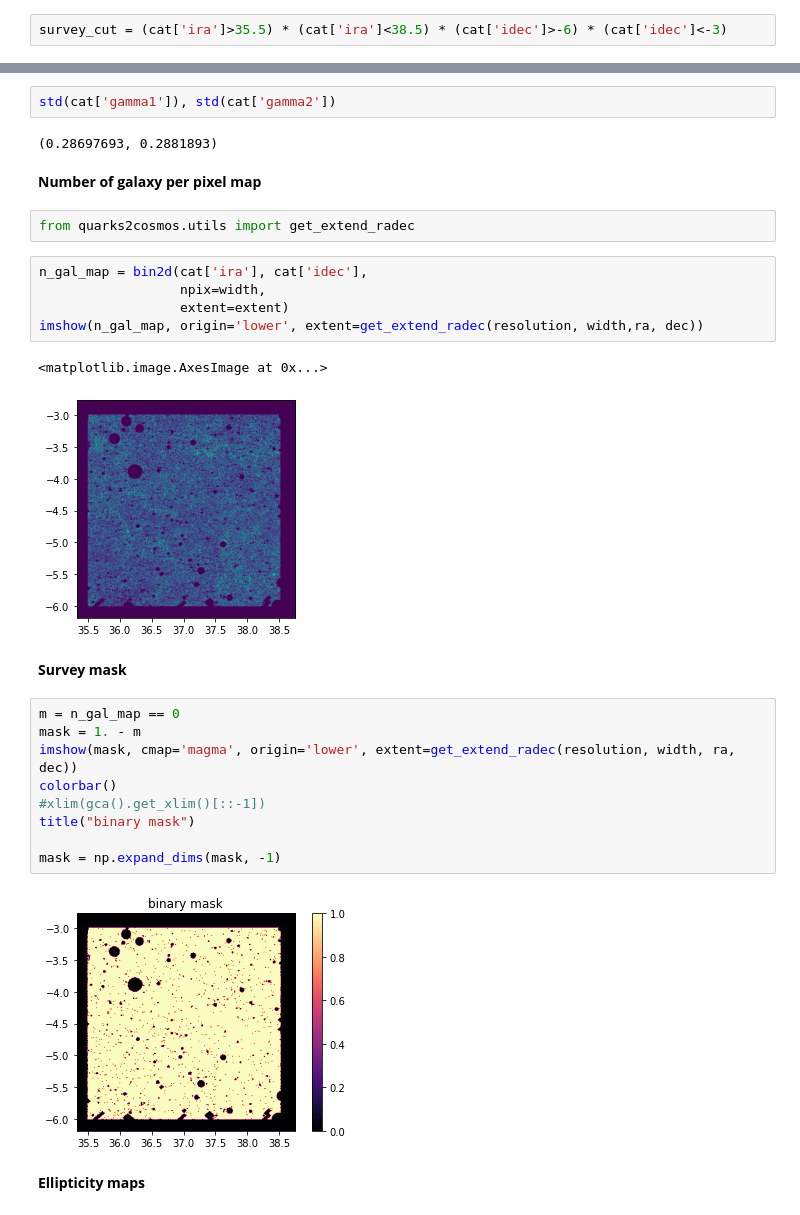
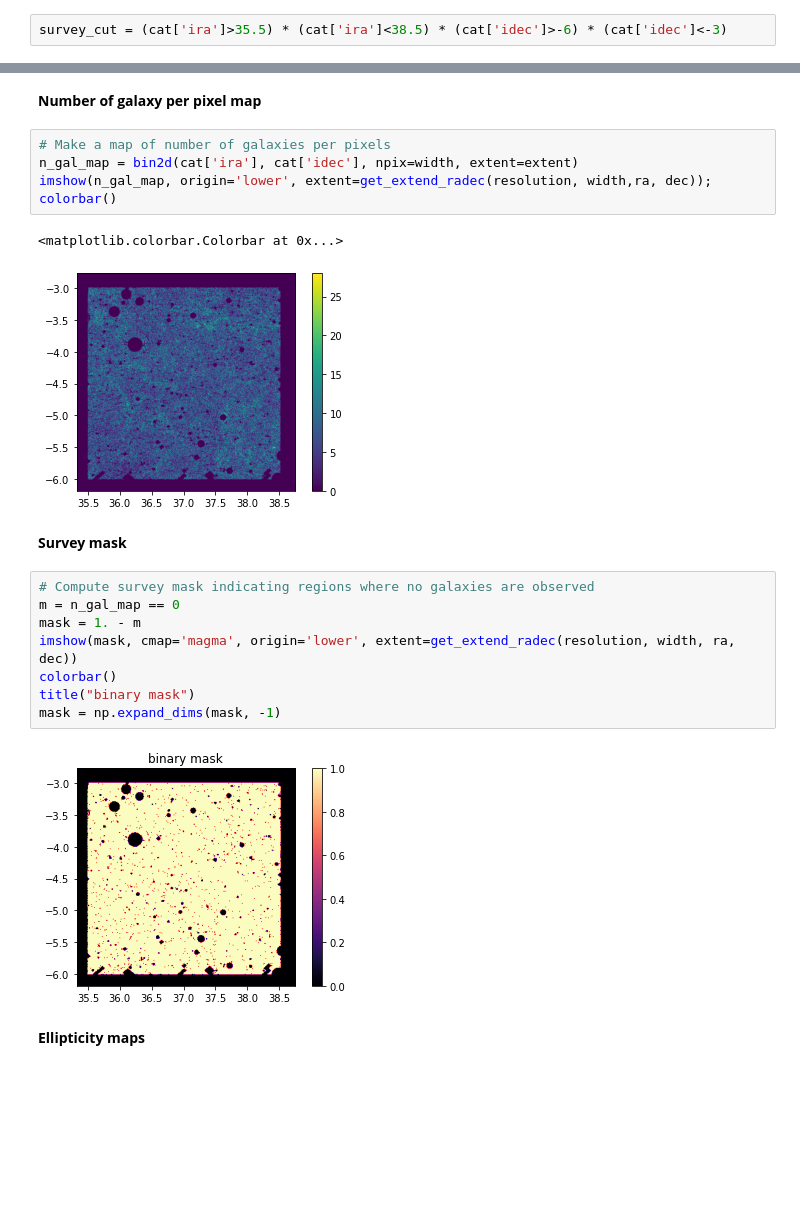
Before and after one commit to EiffL/Quarks2CosmosDataChallenge, a Jupyter notebook: notebooks/Lensing-challenge.ipynb, the cells around one changed output, grey strips where cells are left out. Saved outputs shown, nothing was run; the diff lists cells and outputs as text; blank space fills up the shorter version.

```diff
--- a/notebooks/Lensing-challenge.ipynb
+++ b/notebooks/Lensing-challenge.ipynb
@@ -89,29 +164,21 @@ hist(cat['gamma2'],100);
-# %%
-std(cat['gamma1']), std(cat['gamma2'])
-# %% [output]
-(0.28697693, 0.2881893)
 # %% [markdown]
 **Number of galaxy per pixel map**
-# %%
-from quarks2cosmos.utils import get_extend_radec
 # %%
-n_gal_map = bin2d(cat['ira'], cat['idec'],
-                  npix=width,
-                  extent=extent)
-imshow(n_gal_map, origin='lower', extent=get_extend_radec(resolution, width,ra, dec))
+# Make a map of number of galaxies per pixels
+n_gal_map = bin2d(cat['ira'], cat['idec'], npix=width, extent=extent)
+imshow(n_gal_map, origin='lower', extent=get_extend_radec(resolution, width,ra, dec)); colorbar()
 # %% [output]
-<matplotlib.image.AxesImage at 0x...>
+<matplotlib.colorbar.Colorbar at 0x...>
-[figure, old version]
+[figure, new version]
 # %% [markdown]
 **Survey mask**
 # %%
+# Compute survey mask indicating regions where no galaxies are observed
 m = n_gal_map == 0
 mask = 1. - m
 imshow(mask, cmap='magma', origin='lower', extent=get_extend_radec(resolution, width, ra, dec))
 colorbar()
-#xlim(gca().get_xlim()[::-1])
 title("binary mask")
-
 mask = np.expand_dims(mask, -1)
 # %% [output]
 [figure]
```
Also changed, not shown: parts of 55 cells of this notebook.
